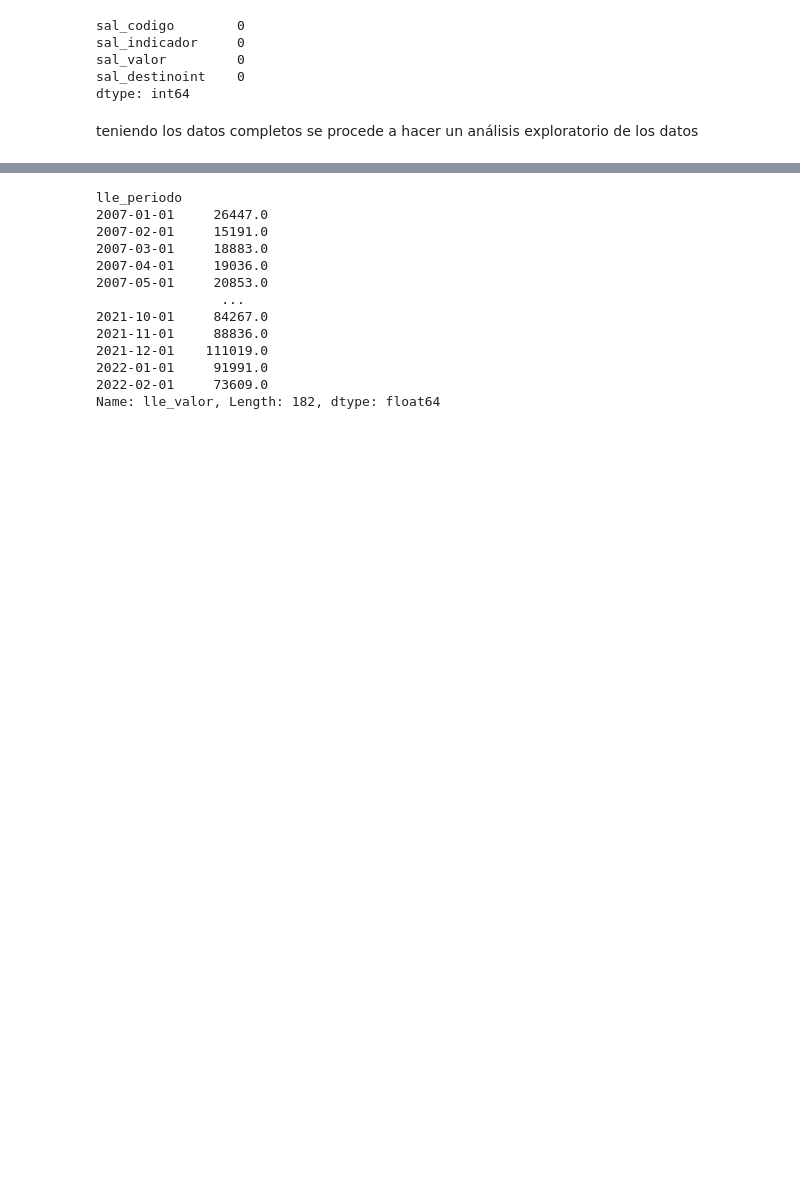
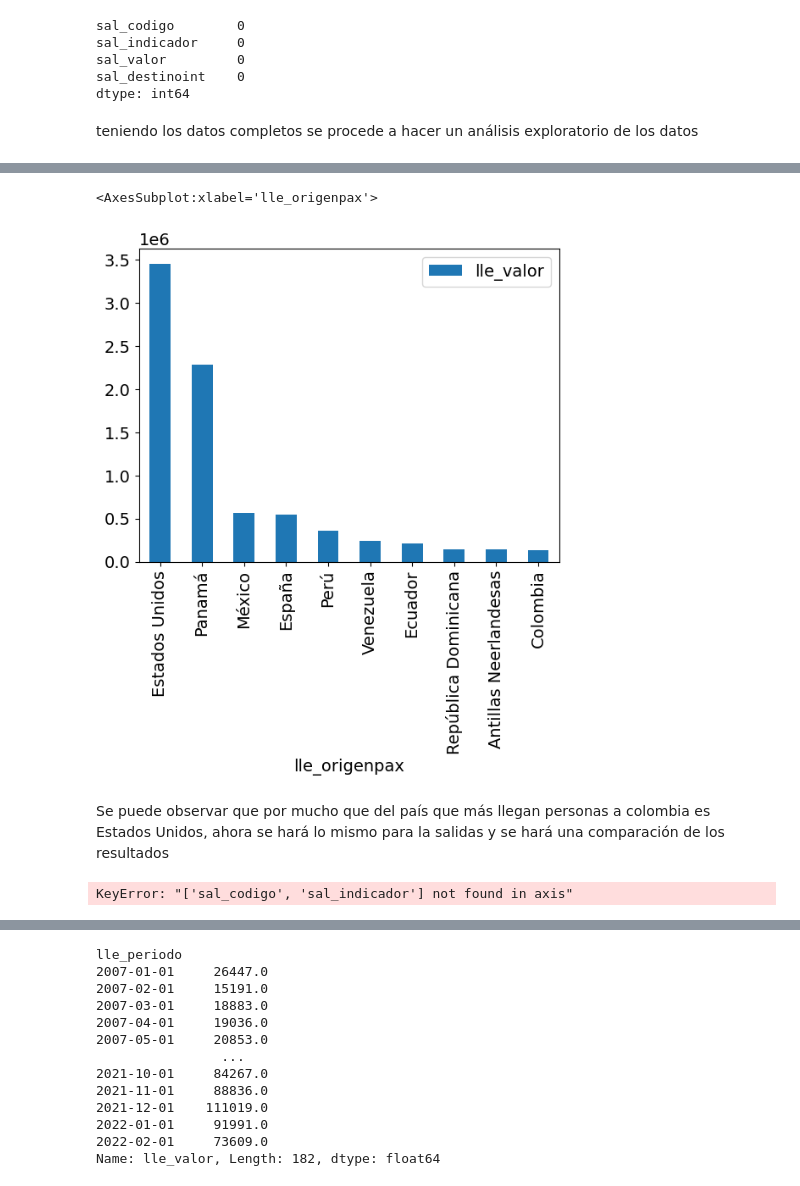
Before and after one commit to LuisLonDev/proyecto-analisis, a Jupyter notebook: proyecto_analisis.ipynb, the cells around one changed output, grey strips where cells are left out. Drawn from its saved outputs; the diff is of its cells as text; code cells hidden in the pictures; blank space fills up the shorter version.

Commit message:
fixing models and graphics
* fixing models and graphics

* fixing models and graphics

* fixing models and graphics

```diff
--- a/proyecto_analisis.ipynb
+++ b/proyecto_analisis.ipynb
@@ -237,0 +226,3 @@ Name: sal_destinoint, Length: 80, dtype: int64
+# %%
+arrivals = arrivals.drop(['lle_indicador', 'lle_cod'], axis=1)
+arrivals.head()
@@ -237,0 +237,13 @@ Name: sal_destinoint, Length: 80, dtype: int64
+# %%
+total_by_country_arr = pd.DataFrame(arrivals.groupby('lle_origenpax')['lle_valor'].sum())
+total_by_country_arr.sort_values(by=['lle_valor'], inplace=True, ascending=False)
+total_by_country_arr.head(10).plot(kind="bar")
+# %% [output]
+<AxesSubplot:xlabel='lle_origenpax'>
+[figure, added]
+# %% [markdown]
+Se puede observar que por mucho que del país que más llegan personas a colombia es Estados Unidos, ahora se hará lo mismo para la salidas y se hará una comparación de los resultados
+# %%
+departures = departures.drop(['sal_codigo','sal_indicador'], axis=1)
+# %% [output]
+KeyError: "['sal_codigo', 'sal_indicador'] not found in axis"
```
Also changed, not shown: parts of 66 cells of this notebook, 2 other files.
